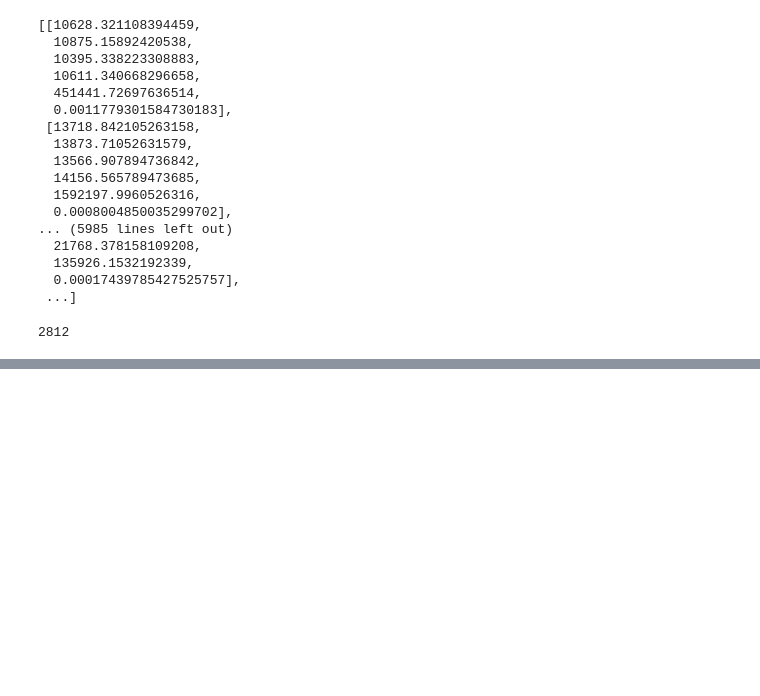
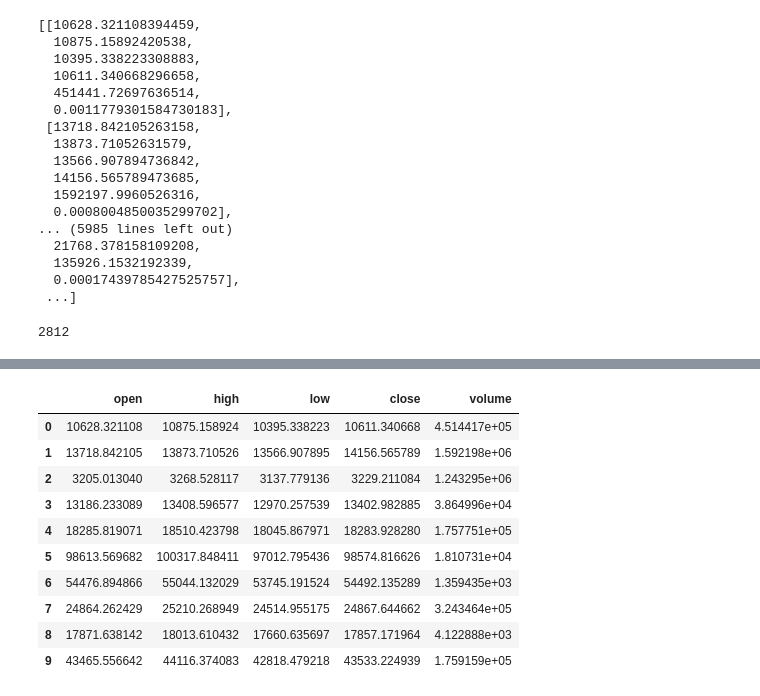
Before and after one commit to nananana-Banana/2021-nh-bigdata-competition, a Jupyter notebook: external/finance_stockdata_analysis.ipynb, the cells around one changed output, grey strips where cells are left out. Cells and saved outputs as stored; diff of their text form; code cells hidden in the pictures; blank space fills up the shorter version.

```diff
--- a/external/finance_stockdata_analysis.ipynb
+++ b/external/finance_stockdata_analysis.ipynb
@@ -4,5 +4,5 @@ import numpy as np
 import pandas as pd
 import matplotlib.pyplot as plt
 # %%
-dir = './crawling/stock_data'
-file_list = os.listdir(dir)
+di = './crawling/stockdata'
+file_list = os.listdir(di)
@@ -79,0 +158,15 @@ code_list = pd.read_csv(code_path)
+# %%
+resultdf2 = pd.DataFrame(result2, columns=['open','high','low','close','volume'])
+resultdf2.head(10)
+# %% [output]
+|  | open | high | low | close | volume |
+| 0 | 10628.321108 | 10875.158924 | 10395.338223 | 10611.340668 | 4.514417e+05 |
+| 1 | 13718.842105 | 13873.710526 | 13566.907895 | 14156.565789 | 1.592198e+06 |
+| 2 | 3205.013040 | 3268.528117 | 3137.779136 | 3229.211084 | 1.243295e+06 |
+| 3 | 13186.233089 | 13408.596577 | 12970.257539 | 13402.982885 | 3.864996e+04 |
+| 4 | 18285.819071 | 18510.423798 | 18045.867971 | 18283.928280 | 1.757751e+05 |
+| 5 | 98613.569682 | 100317.848411 | 97012.795436 | 98574.816626 | 1.810731e+04 |
+| 6 | 54476.894866 | 55044.132029 | 53745.191524 | 54492.135289 | 1.359435e+03 |
+| 7 | 24864.262429 | 25210.268949 | 24514.955175 | 24867.644662 | 3.243464e+05 |
+| 8 | 17871.638142 | 18013.610432 | 17660.635697 | 17857.171964 | 4.122888e+03 |
+| 9 | 43465.556642 | 44116.374083 | 42818.479218 | 43533.224939 | 1.759159e+05 |
```
Also changed, not shown: parts of 17 cells of this notebook, 1 other file.
